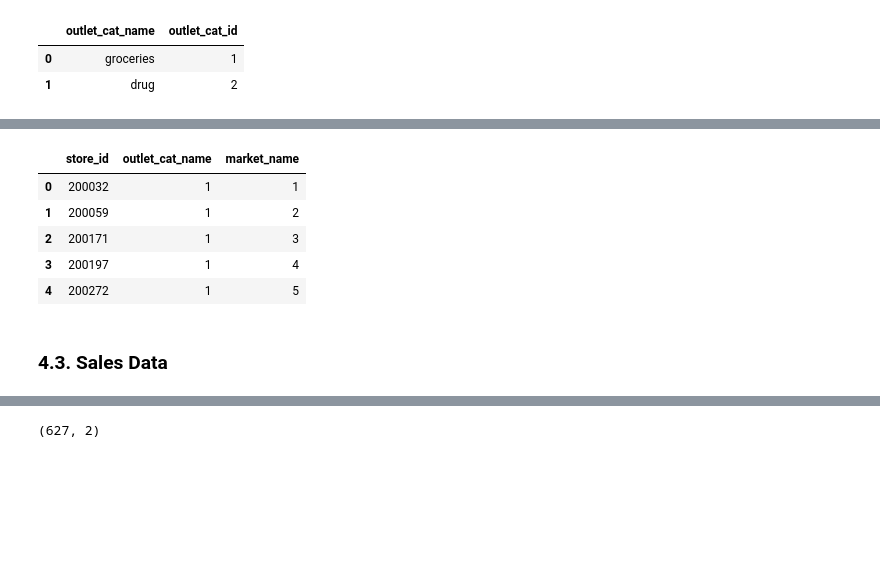
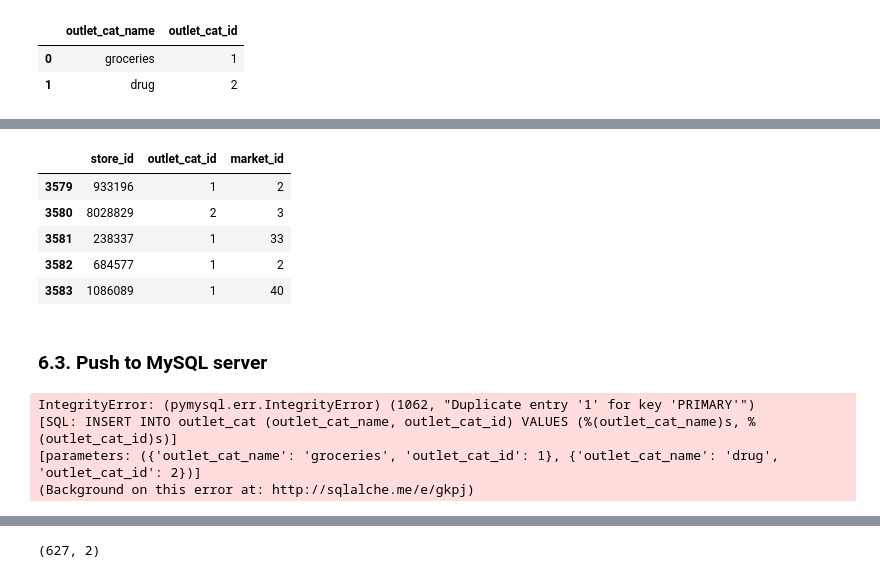
Before and after one commit to benedictau1993/beer-sales-economy, a Jupyter notebook: finalProjectNotebook.ipynb, the cells around one changed output, grey strips where cells are left out. Cells and saved outputs as stored; diff of their text form; code cells hidden in the pictures; blank space fills up the shorter version.

Commit message:
Revamp with OpenRefine

```diff
--- a/finalProjectNotebook.ipynb
+++ b/finalProjectNotebook.ipynb
@@ -504,0 +537,14 @@ dtype: object
+# %%
+# Split column by character location
+
+stores_all_df["store_id"] = stores_all_df.string.str[0:7].astype(str).astype(int)
+stores_all_df["outlet_cat_name"] = stores_all_df.string.str[8:10]
+stores_all_df["market_name"] = stores_all_df.string.str[20:45]
+stores_all_df["market_name"] = stores_all_df["market_name"].apply(lambda x: x.strip())
+
+outlet_cat_convert_dict = {"DR": "drug", "GR": "groceries", "MA": "mass", "DK": "drug", "GK": "groceries", "MK": "mass"}
+stores_all_df["outlet_cat_name"] = stores_all_df["outlet_cat_name"].map(outlet_cat_convert_dict)
+stores_all_df.drop(["string"], axis = 1, inplace=True)
+stores_all_df.apply(lambda x: x.str.strip() if x.dtype == "object" else x)
+stores_all_df.drop_duplicates(subset="store_id", inplace=True)
+stores_all_df.dtypes
@@ -552,0 +596,5 @@ market_df.to_sql('market', con = engine, if_exists = 'replace', chunksize = 1000
+# %%
+market_df  = pd.read_csv("./OpenRefine_data/post-openrefine/market-or.csv")
+market_dict = market_df.set_index("market_name")["market_id"].to_dict()
+
+market_df.head()
@@ -553,11 +608,13 @@ market_df.to_sql('market', con = engine, if_exists = 'replace', chunksize = 1000
 # %%
 stores_all_df["outlet_cat_name"] = stores_all_df["outlet_cat_name"].map(outlet_cat_dict)
 stores_all_df["market_name"] = stores_all_df["market_name"].map(market_dict)
-stores_all_df.head()
+stores_all_df.rename(columns = {"outlet_cat_name": "outlet_cat_id", "market_name": "market_id"}, inplace=True)
+stores_all_df.reset_index(drop=True, inplace=True)
+stores_all_df.tail()
 # %% [output]
-|  | store_id | outlet_cat_name | market_name |
-| 0 | 200032 | 1 | 1 |
-| 1 | 200059 | 1 | 2 |
-| 2 | 200171 | 1 | 3 |
-| 3 | 200197 | 1 | 4 |
-| 4 | 200272 | 1 | 5 |
+|  | store_id | outlet_cat_id | market_id |
+| 3579 | 933196 | 1 | 2 |
+| 3580 | 8028829 | 2 | 3 |
+| 3581 | 238337 | 1 | 33 |
+| 3582 | 684577 | 1 | 2 |
+| 3583 | 1086089 | 1 | 40 |
@@ -567,2 +621,11 @@ stores_all_df.to_sql('store', con = engine, if_exists = 'replace', chunksize = 1
-# %% [markdown]
-### 4.3. Sales Data
+# %% [markdown]
+### 6.3. Push to MySQL server
+# %%
+outlet_cat_df.to_sql('outlet_cat', con = engine, if_exists = 'append', chunksize = 1000, index = False)
+market_df.to_sql('market', con = engine, if_exists = 'append', chunksize = 1000, index = False)
+stores_all_df.to_sql('store', con = engine, if_exists = 'append', chunksize = 1000, index = False)
+# %% [output]
+IntegrityError: (pymysql.err.IntegrityError) (1062, "Duplicate entry '1' for key 'PRIMARY'")
+[SQL: INSERT INTO outlet_cat (outlet_cat_name, outlet_cat_id) VALUES (%(outlet_cat_name)s, %(outlet_cat_id)s)]
+[parameters: ({'outlet_cat_name': 'groceries', 'outlet_cat_id': 1}, {'outlet_cat_name': 'drug', 'outlet_cat_id': 2})]
+(Background on this error at: http://sqlalche.me/e/gkpj)
```
Also changed, not shown: parts of 77 cells of this notebook, 7 other files.
